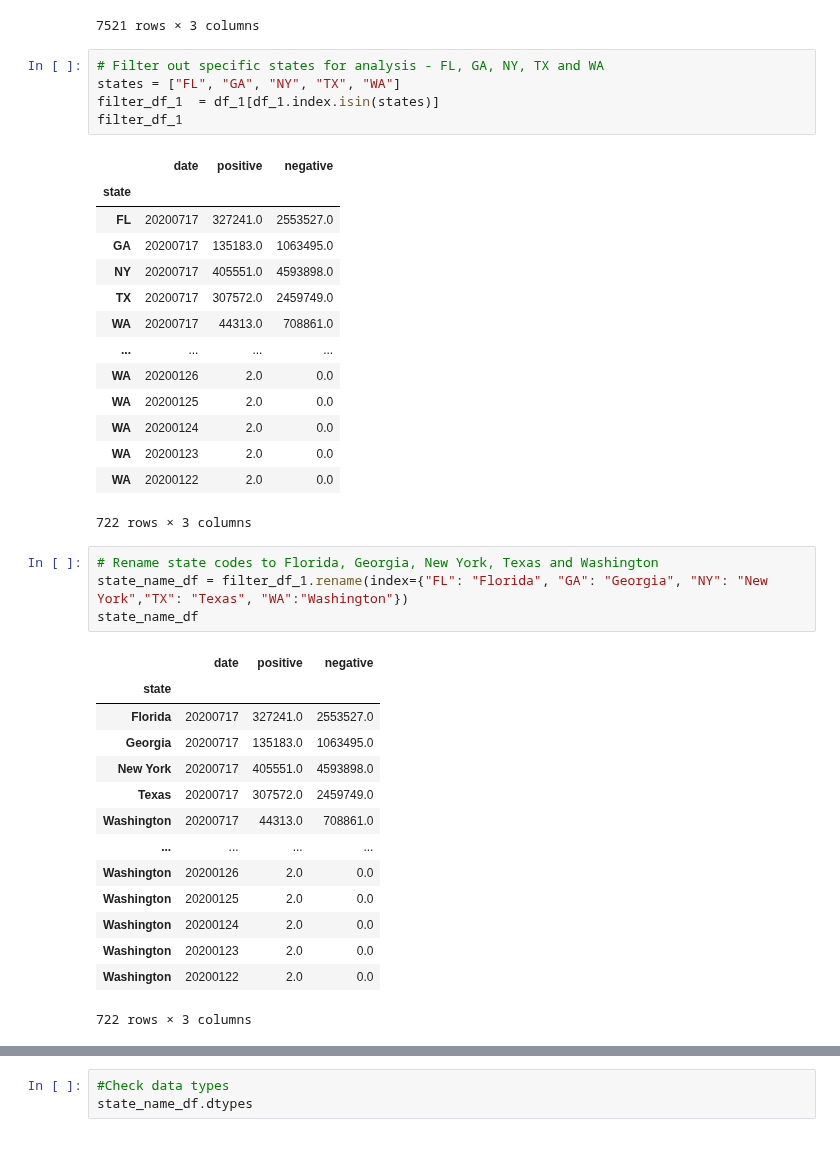
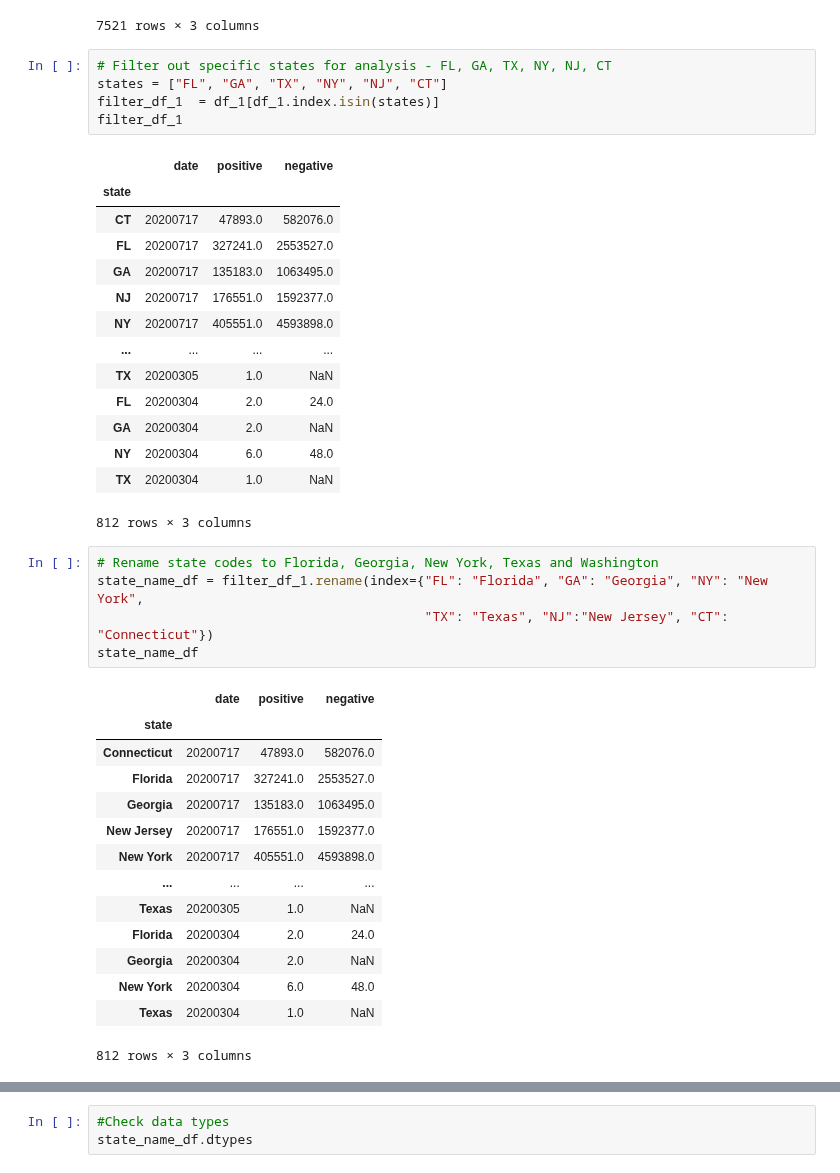
Before and after one commit to Emily-Keymon/Group-Project, a Jupyter notebook: Covid-19 Data Exploration and Cleanup.ipynb, the cells around one changed output, grey strips where cells are left out. Saved outputs shown, nothing was run; the diff lists cells and outputs as text.

```diff
--- a/Covid-19 Data Exploration and Cleanup.ipynb
+++ b/Covid-19 Data Exploration and Cleanup.ipynb
@@ -83,44 +83,45 @@ df_1
 | WA | 20200122 | 2.0 | 0.0 |
 7521 rows × 3 columns
 # %%
-# Filter out specific states for analysis - FL, GA, NY, TX and WA
-states = ["FL", "GA", "NY", "TX", "WA"]
+# Filter out specific states for analysis - FL, GA, TX, NY, NJ, CT
+states = ["FL", "GA", "TX", "NY", "NJ", "CT"]
 filter_df_1  = df_1[df_1.index.isin(states)]
 filter_df_1
 # %% [output]
 |  | date | positive | negative |
 | state |  |  |  |
+| CT | 20200717 | 47893.0 | 582076.0 |
 | FL | 20200717 | 327241.0 | 2553527.0 |
 | GA | 20200717 | 135183.0 | 1063495.0 |
+| NJ | 20200717 | 176551.0 | 1592377.0 |
 | NY | 20200717 | 405551.0 | 4593898.0 |
-| TX | 20200717 | 307572.0 | 2459749.0 |
-| WA | 20200717 | 44313.0 | 708861.0 |
 | ... | ... | ... | ... |
-| WA | 20200126 | 2.0 | 0.0 |
-| WA | 20200125 | 2.0 | 0.0 |
-| WA | 20200124 | 2.0 | 0.0 |
-| WA | 20200123 | 2.0 | 0.0 |
-| WA | 20200122 | 2.0 | 0.0 |
+| TX | 20200305 | 1.0 | NaN |
+| FL | 20200304 | 2.0 | 24.0 |
+| GA | 20200304 | 2.0 | NaN |
+| NY | 20200304 | 6.0 | 48.0 |
+| TX | 20200304 | 1.0 | NaN |
-722 rows × 3 columns
+812 rows × 3 columns
 # %%
 # Rename state codes to Florida, Georgia, New York, Texas and Washington
-state_name_df = filter_df_1.rename(index={"FL": "Florida", "GA": "Georgia", "NY": "New York","TX": "Texas", "WA":"Washington"})
+state_name_df = filter_df_1.rename(index={"FL": "Florida", "GA": "Georgia", "NY": "New York",
+                                          "TX": "Texas", "NJ":"New Jersey", "CT": "Connecticut"})
 state_name_df
 # %% [output]
 |  | date | positive | negative |
 | state |  |  |  |
+| Connecticut | 20200717 | 47893.0 | 582076.0 |
 | Florida | 20200717 | 327241.0 | 2553527.0 |
 | Georgia | 20200717 | 135183.0 | 1063495.0 |
+| New Jersey | 20200717 | 176551.0 | 1592377.0 |
 | New York | 20200717 | 405551.0 | 4593898.0 |
-| Texas | 20200717 | 307572.0 | 2459749.0 |
-| Washington | 20200717 | 44313.0 | 708861.0 |
 | ... | ... | ... | ... |
-| Washington | 20200126 | 2.0 | 0.0 |
-| Washington | 20200125 | 2.0 | 0.0 |
-| Washington | 20200124 | 2.0 | 0.0 |
-| Washington | 20200123 | 2.0 | 0.0 |
-| Washington | 20200122 | 2.0 | 0.0 |
+| Texas | 20200305 | 1.0 | NaN |
+| Florida | 20200304 | 2.0 | 24.0 |
+| Georgia | 20200304 | 2.0 | NaN |
+| New York | 20200304 | 6.0 | 48.0 |
+| Texas | 20200304 | 1.0 | NaN |
-722 rows × 3 columns
+812 rows × 3 columns
 # %%
 # Narrow down data to date range 3/1/20 to 7/17/20
 # Set date range for data
```
Also changed, not shown: parts of 31 cells of this notebook, 6 other files.
